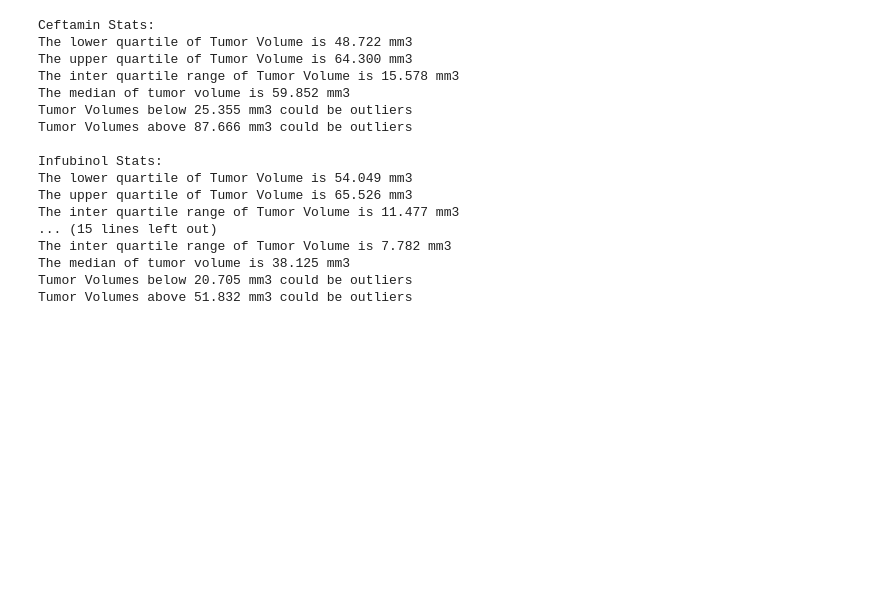
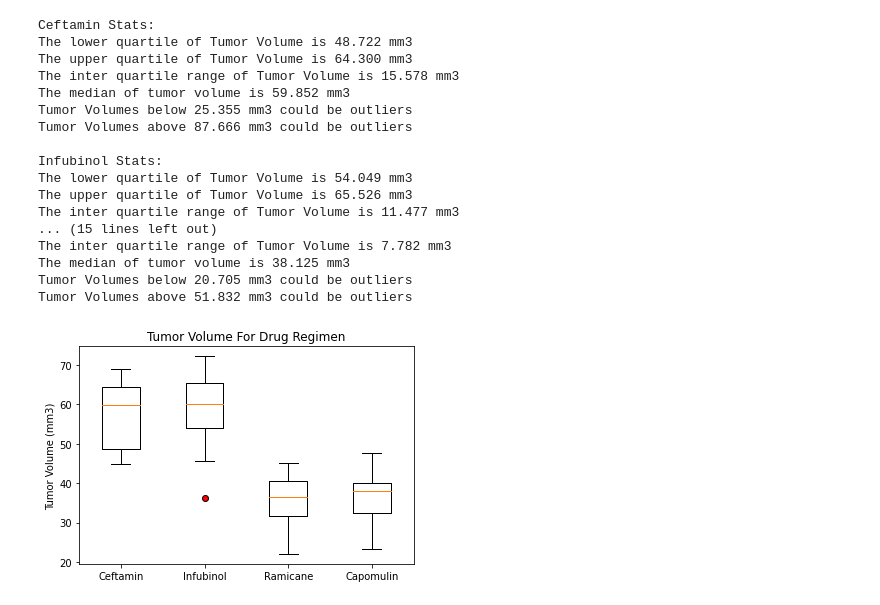
Before and after one commit to nconnel4/matplotlib-challenge, a Jupyter notebook: notebooks/pymaceuticals.ipynb, the cells around one changed output. Saved outputs shown, nothing was run; the diff lists cells and outputs as text; code cells hidden in the pictures; blank space fills up the shorter version.

Commit message:
Add boxplot for filtered drugs

```diff
--- a/notebooks/pymaceuticals.ipynb
+++ b/notebooks/pymaceuticals.ipynb
@@ -131,9 +131,11 @@ filtered_drugs_df
 100 rows × 7 columns
 # %%
 drug_list = filtered_drugs_df['Drug Regimen'].unique()
+plot_list = {}
 
 for drug in drug_list:
     drug_df = filtered_drugs_df.loc[filtered_drugs_df['Drug Regimen'] == drug][['Drug Regimen', 'Tumor Volume (mm3)']]
+    plot_list[drug] = (drug_df['Tumor Volume (mm3)'].to_list())
     quartiles = drug_df['Tumor Volume (mm3)'].quantile([.25, .50, .75])
 
     lower_q = quartiles[0.25]
@@ -169,3 +171,14 @@ The inter quartile range of Tumor Volume is 7.782 mm3
 The median of tumor volume is 38.125 mm3
 Tumor Volumes below 20.705 mm3 could be outliers
 Tumor Volumes above 51.832 mm3 could be outliers
+# %%
+outlier_marker ={'markerfacecolor':'r', 'marker':'o'}
+
+fig, ax = plt.subplots()
+ax.set_title('Tumor Volume For Drug Regimen')
+ax.set_xticklabels(plot_list.keys())
+ax.set_ylabel('Tumor Volume (mm3)')
+ax.boxplot(plot_list.values(), flierprops=outlier_marker)
+plt.show()
+# %% [output]
+[figure, added]
```
